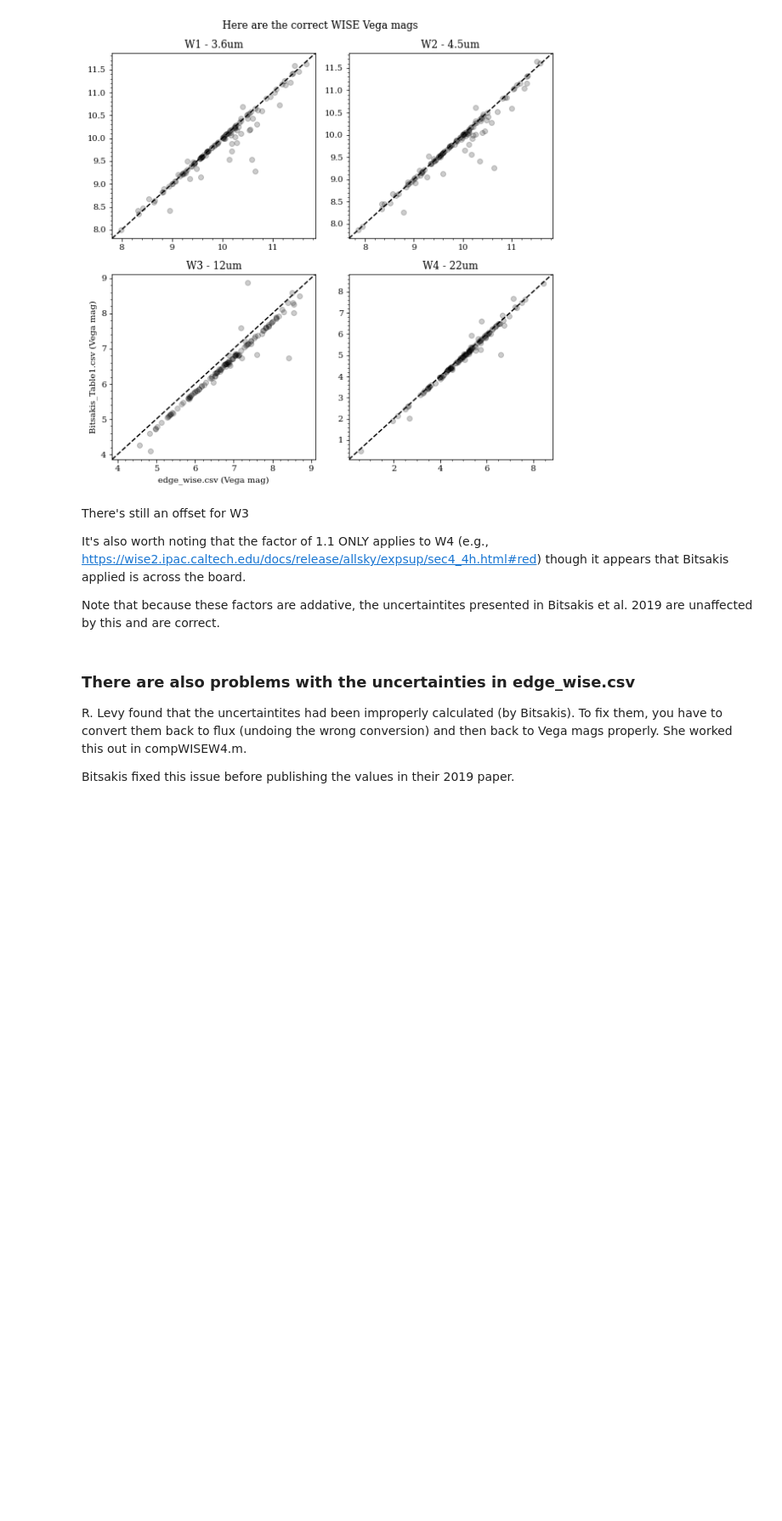
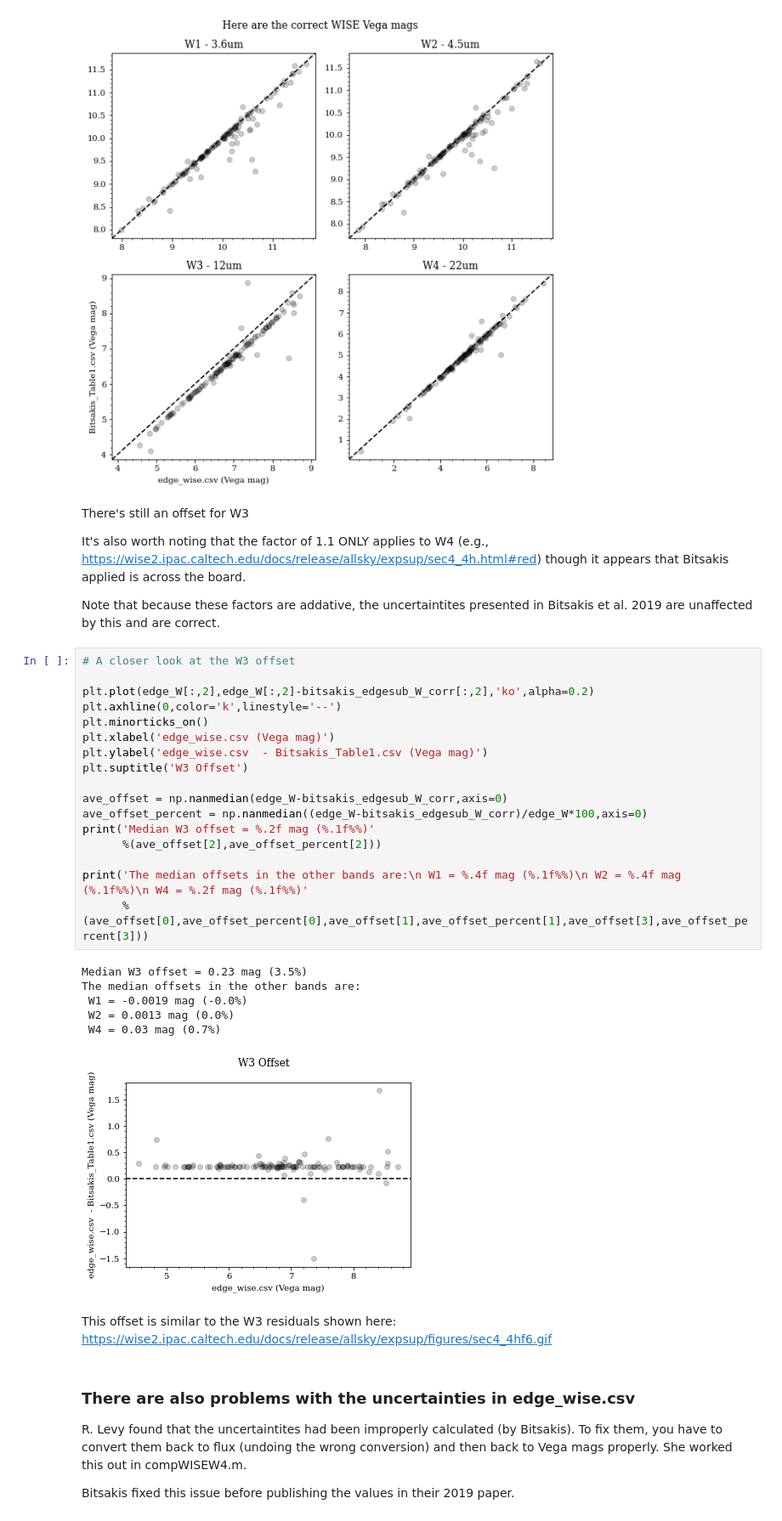
Before and after one commit to rclevy/edge, a Jupyter notebook: WISE_Flux_Check/EDGE Database WISE Flux Check.ipynb, the cells around one changed output. Shown at 85% size. Saved outputs shown, nothing was run; the diff lists cells and outputs as text; blank space fills up the shorter version.

Commit message:
Updates to jupyter notebook and califa_wise.csv
Updates based on discussion with Tony on 2021-08-19

```diff
--- a/WISE_Flux_Check/EDGE Database WISE Flux Check.ipynb
+++ b/WISE_Flux_Check/EDGE Database WISE Flux Check.ipynb
@@ -143,6 +164,32 @@ There's still an offset for W3
 It's also worth noting that the factor of 1.1 ONLY applies to W4 (e.g., https://wise2.ipac.caltech.edu/docs/release/allsky/expsup/sec4_4h.html#red) though it appears that Bitsakis applied is across the board.
 
 Note that because these factors are addative, the uncertaintites presented in Bitsakis et al. 2019 are unaffected by this and are correct.
+# %%
+# A closer look at the W3 offset
+
+plt.plot(edge_W[:,2],edge_W[:,2]-bitsakis_edgesub_W_corr[:,2],'ko',alpha=0.2)
+plt.axhline(0,color='k',linestyle='--')
+plt.minorticks_on()
+plt.xlabel('edge_wise.csv (Vega mag)')
+plt.ylabel('edge_wise.csv  - Bitsakis_Table1.csv (Vega mag)')
+plt.suptitle('W3 Offset')
+
+ave_offset = np.nanmedian(edge_W-bitsakis_edgesub_W_corr,axis=0)
+ave_offset_percent = np.nanmedian((edge_W-bitsakis_edgesub_W_corr)/edge_W*100,axis=0)
+print('Median W3 offset = %.2f mag (%.1f%%)'
+      %(ave_offset[2],ave_offset_percent[2]))
+
+print('The median offsets in the other bands are:\n W1 = %.4f mag (%.1f%%)\n W2 = %.4f mag (%.1f%%)\n W4 = %.2f mag (%.1f%%)'
+      %(ave_offset[0],ave_offset_percent[0],ave_offset[1],ave_offset_percent[1],ave_offset[3],ave_offset_percent[3]))
+# %% [output]
+Median W3 offset = 0.23 mag (3.5%)
+The median offsets in the other bands are:
+ W1 = -0.0019 mag (-0.0%)
+ W2 = 0.0013 mag (0.0%)
+ W4 = 0.03 mag (0.7%)
+[figure, added]
+# %% [markdown]
+This offset is similar to the W3 residuals shown here: https://wise2.ipac.caltech.edu/docs/release/allsky/expsup/figures/sec4_4hf6.gif
 # %% [markdown]
 ### There are also problems with the uncertainties in edge_wise.csv
 
```
Also changed, not shown: parts of 6 cells of this notebook, 1 other file.
